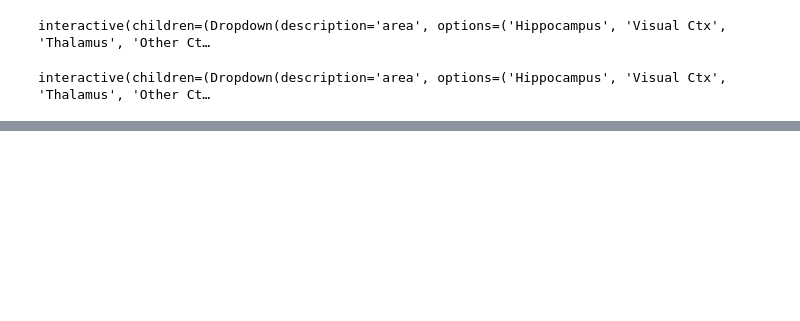
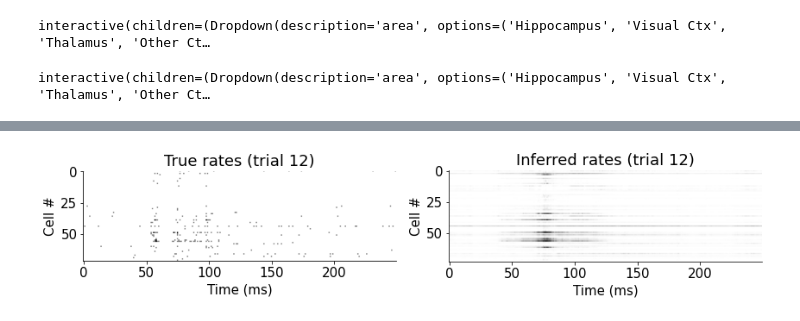
Before and after one commit to Ninja-State/NMA-DL-Project, a Jupyter notebook: NMA_DL_Project.ipynb, the cells around one changed output, grey strips where cells are left out. Saved outputs shown, nothing was run; the diff lists cells and outputs as text; code cells hidden in the pictures; blank space fills up the shorter version.

```diff
--- a/NMA_DL_Project.ipynb
+++ b/NMA_DL_Project.ipynb
@@ -197,0 +224,2 @@ interactive(children=(Dropdown(description='area', options=('Hippocampus', 'Visu
+# %%
+Data_to_feed = dat['spks'][labeling_df['Area']=='Visual Ctx',:,:].T
@@ -197,0 +245,4 @@ interactive(children=(Dropdown(description='area', options=('Hippocampus', 'Visu
+# %%
+NN1 = x1.shape[-1]
+NN2 = x0.shape[-1]
+ncomp = 10
@@ -197,0 +315,16 @@ interactive(children=(Dropdown(description='area', options=('Hippocampus', 'Visu
+# %%
+plt.figure(figsize = (12, 8))
+plt.subplot(121)
+plt.imshow(x[:, 100, :div_neurons].T, cmap='gray_r')
+plt.xlabel('Time (ms)')
+plt.ylabel('Cell #')
+plt.title('True rates (trial 12)')
+
+plt.subplot(122)
+plt.imshow(rpred[:, 100, :].T, cmap='gray_r')
+plt.xlabel('Time (ms)')
+plt.ylabel('Cell #')
+plt.title('Inferred rates (trial 12)')
+plt.show()
+# %% [output]
+[figure, added]
```
Also changed, not shown: parts of 12 cells of this notebook.
